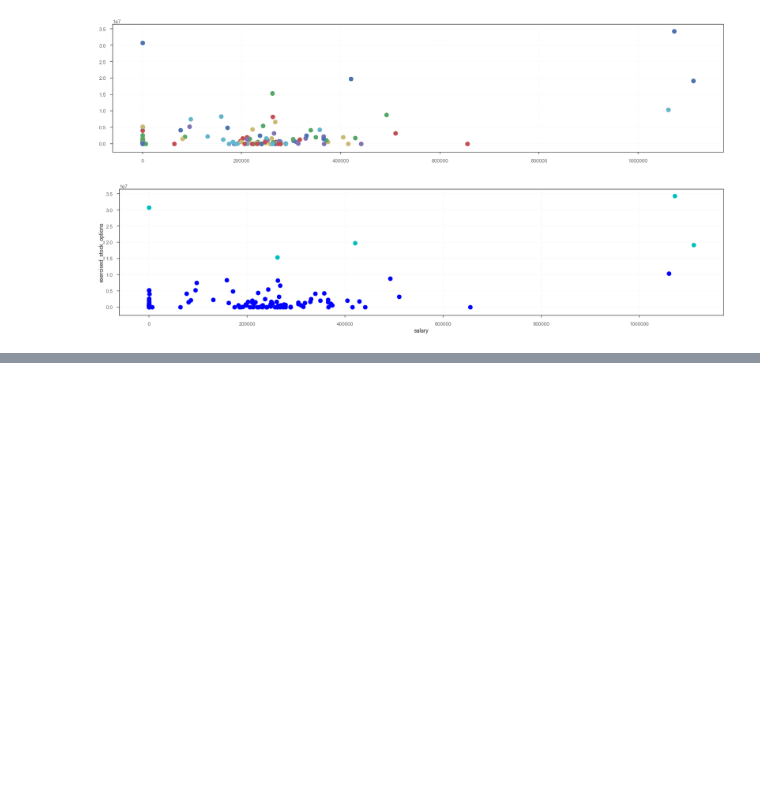
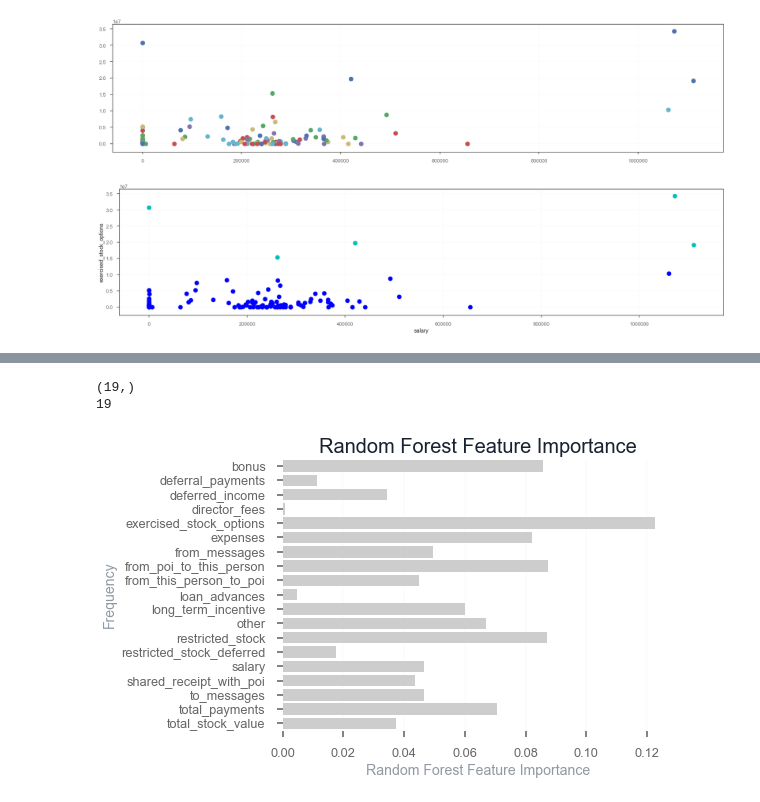
Before and after one commit to AdmcCarthy/Identify_Fraud_from_Enron_Email, a Jupyter notebook: final_project/Exploring the Enron Dataset.ipynb, the cells around one changed output, grey strips where cells are left out. Saved outputs shown, nothing was run; the diff lists cells and outputs as text; code cells hidden in the pictures; blank space fills up the shorter version.

```diff
--- a/final_project/Exploring the Enron Dataset.ipynb
+++ b/final_project/Exploring the Enron Dataset.ipynb
@@ -456,0 +557,22 @@ except NameError:
+# %%
+from sklearn.ensemble import RandomForestClassifier
+
+clf_2 = RandomForestClassifier()
+
+clf_2.fit(features, labels)
+
+feat_weight = clf_2.feature_importances_
+
+Feature_List2 = list(features_l)
+print(feat_weight.shape)
+print(len(Feature_List2))
+df_F_L = pd.DataFrame(Feature_List2)
+df_F_L["Feature_importance"] = feat_weight
+
+plt2 = figures.bar(x_v="Feature_importance",
+            name="Random Forest Feature Importance",
+            variable=0, data=df_F_L, ax_size=(7, 5))
+# %% [output]
+(19,)
+19
+[figure, added]
```
Also changed, not shown: parts of 12 cells of this notebook, 4 other files.
